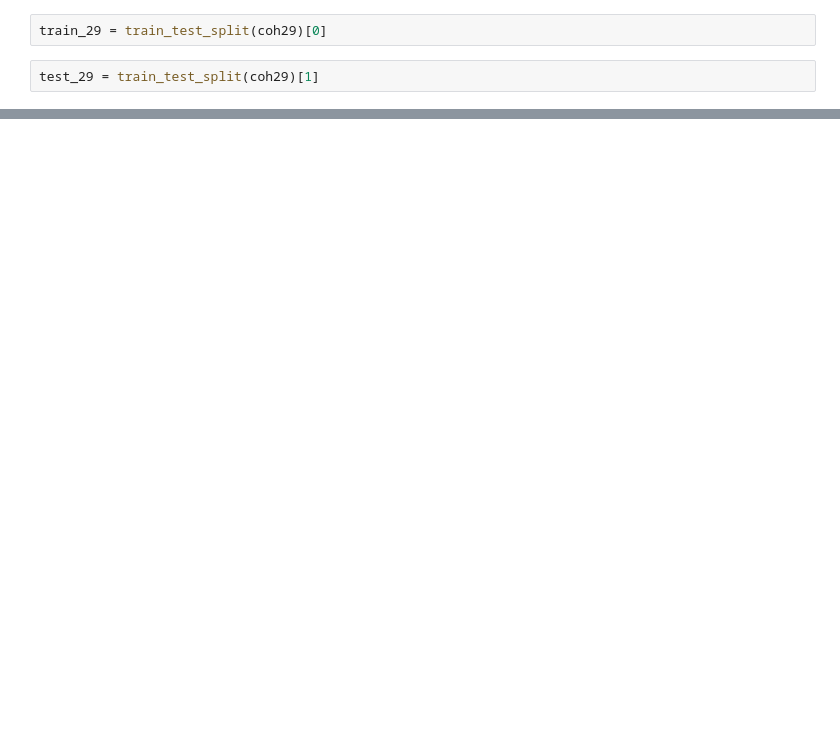
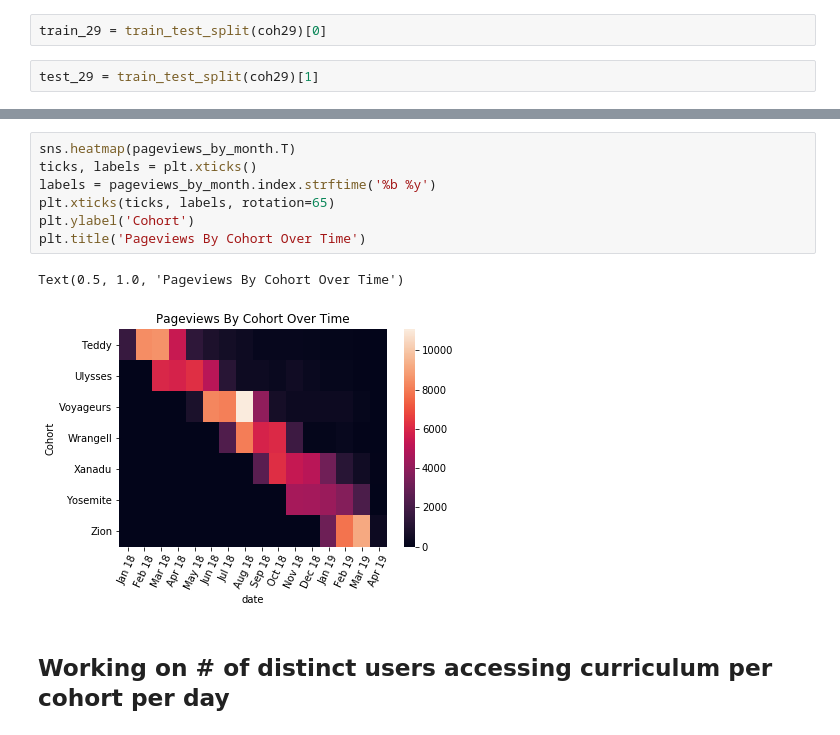
Before and after one commit to jessejinnaruiz/ds-methodologies-exercises, a Jupyter notebook: anomaly/anomaly_detection.ipynb, the cells around one changed output, grey strips where cells are left out. Saved outputs shown, nothing was run; the diff lists cells and outputs as text; blank space fills up the shorter version.

```diff
--- a/anomaly/anomaly_detection.ipynb
+++ b/anomaly/anomaly_detection.ipynb
@@ -1586,0 +1778,12 @@ yhat = pd.DataFrame(dict(actual=test))
+# %%
+sns.heatmap(pageviews_by_month.T)
+ticks, labels = plt.xticks()
+labels = pageviews_by_month.index.strftime('%b %y')
+plt.xticks(ticks, labels, rotation=65)
+plt.ylabel('Cohort')
+plt.title('Pageviews By Cohort Over Time')
+# %% [output]
+Text(0.5, 1.0, 'Pageviews By Cohort Over Time')
+[figure, added]
+# %% [markdown]
+## Working on # of distinct users accessing curriculum per cohort per day
```
Also changed, not shown: parts of 157 cells of this notebook.
